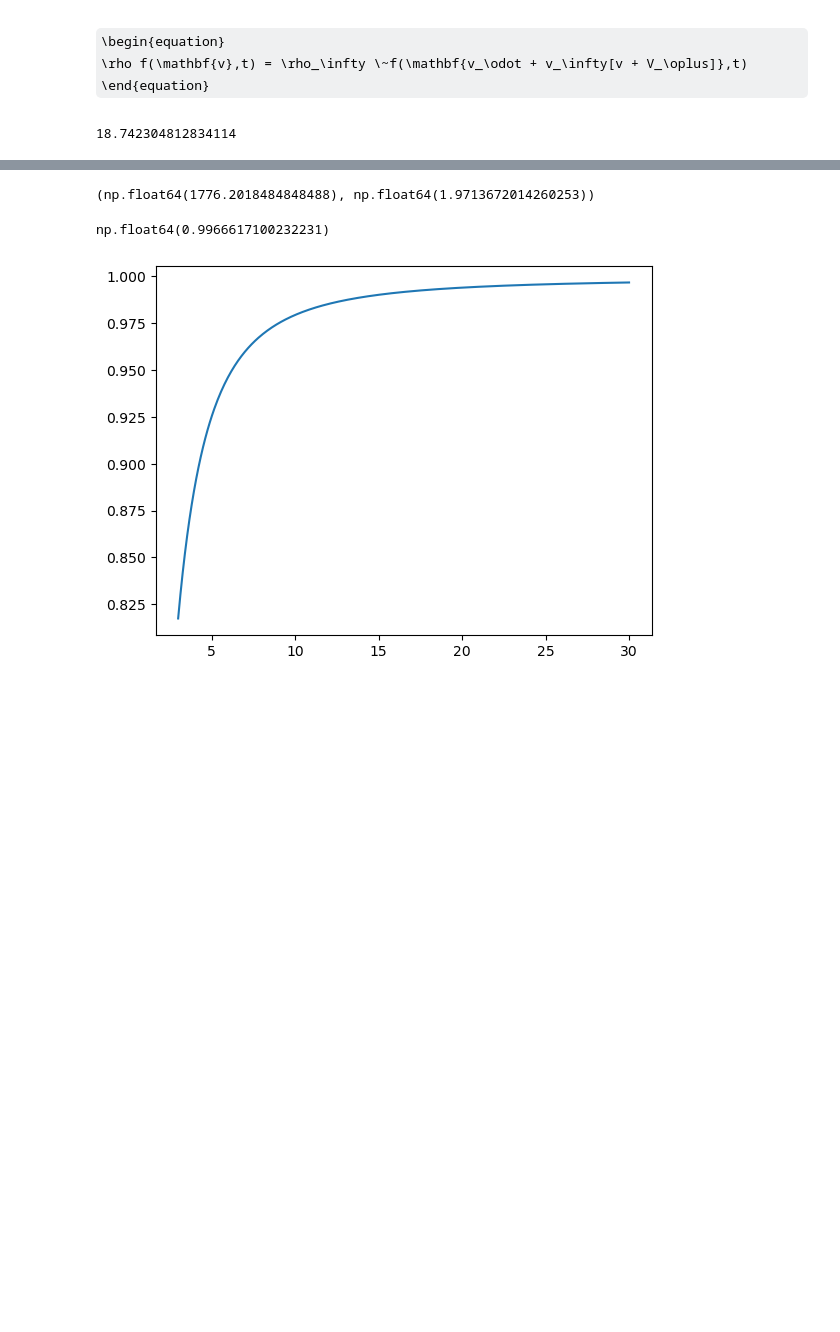
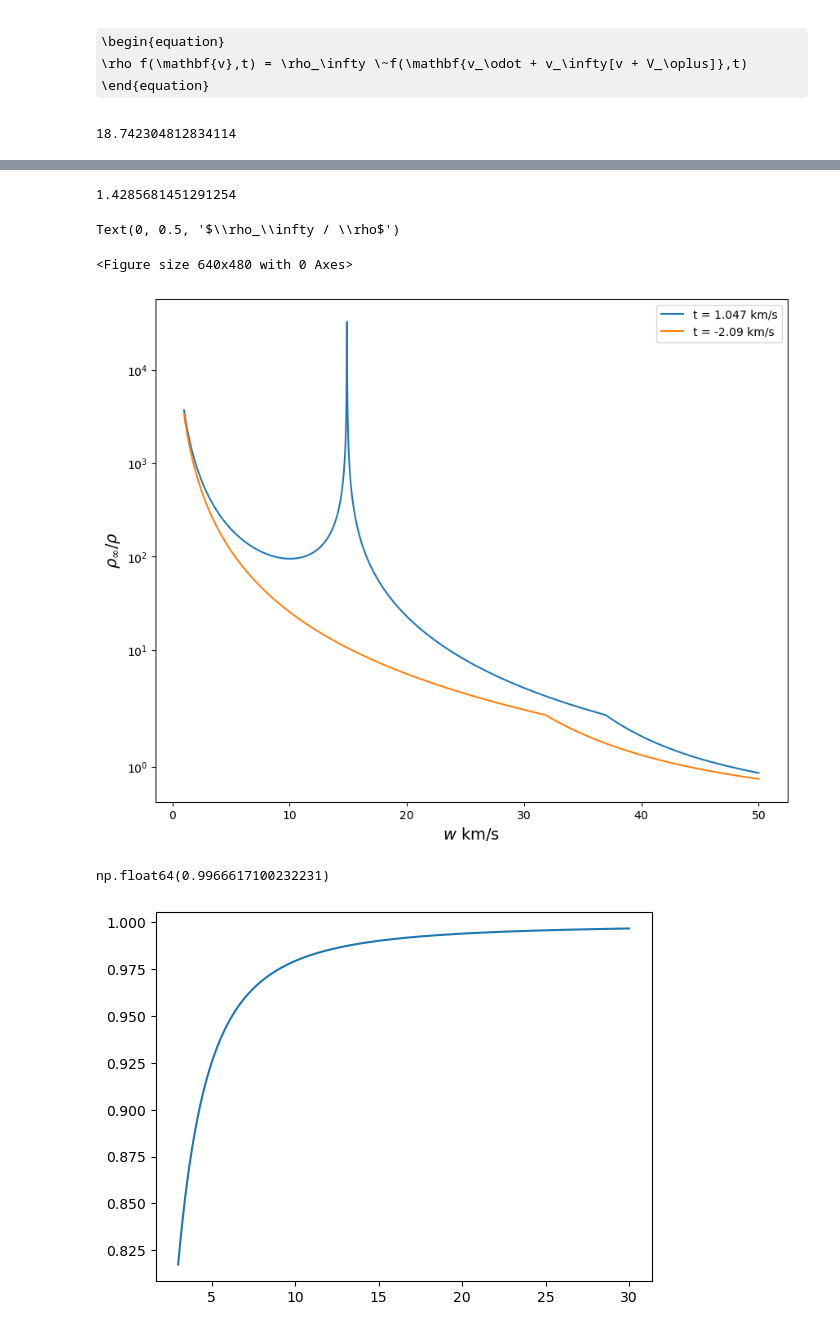
Before and after one commit to shauryagarg145/dark-matter-waves, a Jupyter notebook: density_enhancement.ipynb, the cells around one changed output, grey strips where cells are left out. Drawn from its saved outputs; the diff is of its cells as text; code cells hidden in the pictures; some formulas as TeX source; blank space fills up the shorter version.

```diff
--- a/density_enhancement.ipynb
+++ b/density_enhancement.ipynb
@@ -150,7 +193,38 @@ np.float64(1.9713754151514011)
+# %%
+ind = np.argmax(res1)
+t[ind]
+# %% [output]
+1.4285681451291254
 # %%
-res[-1], res1[-1]
+plt.clf()
+plt.figure(figsize=(10, 8))
+
+w = np.linspace(1, 50, 2000)
+factor = acon.GM_sun.value * 1e-9 / (w * w * rs)
+
+t = np.pi * 1 / 3
+expres = 2
+res = factor * expres / np.abs(w - v_earth * np.cos(t)) * np.sqrt(w*w + v_earth * v_earth - 2* np.cos(t) * w * v_earth)
+
+plt.plot(w, (res), label=f"t = {t:.3f} km/s")
+
+factor = acon.GM_sun.value * 1e-9 / (w * w * rs)
+
+t = -np.pi * 2 / 3
+expres = 2
+res = factor * expres / np.abs(w - v_earth * np.cos(t)) * np.sqrt(w*w + v_earth * v_earth - 2* np.cos(t) * w * v_earth)
+
+plt.plot(w, (res), label=f"t = {t:.2f} km/s")
+plt.yscale("symlog")
+
+plt.legend()
+
+plt.xlabel("$w$ km/s", fontsize = 14)
+plt.ylabel("$\\rho_\infty / \\rho$", fontsize = 14)
 # %% [output]
-(np.float64(1776.2018484848488), np.float64(1.9713672014260253))
+Text(0, 0.5, '$\\rho_\\infty / \\rho$')
+<Figure size 640x480 with 0 Axes>
+[figure, added]
 # %%
 w = np.linspace(3, 30, 400) #np.sqrt(np.sum(v_c*v_c))
 factor = acon.GM_sun.value * 1e-9 / (w * w * rs)
```
Also changed, not shown: parts of 4 cells of this notebook.
